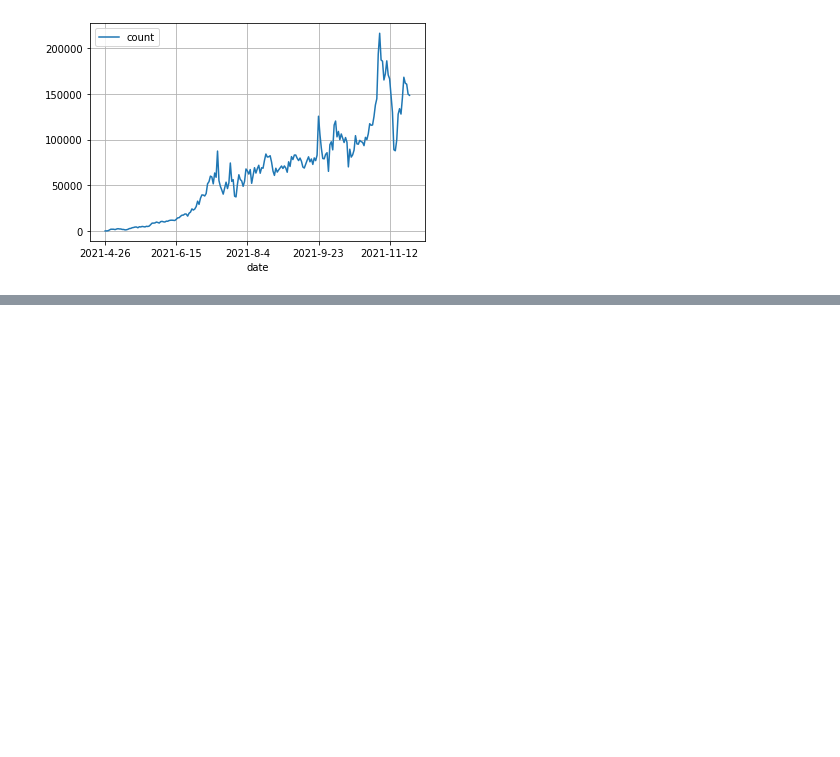
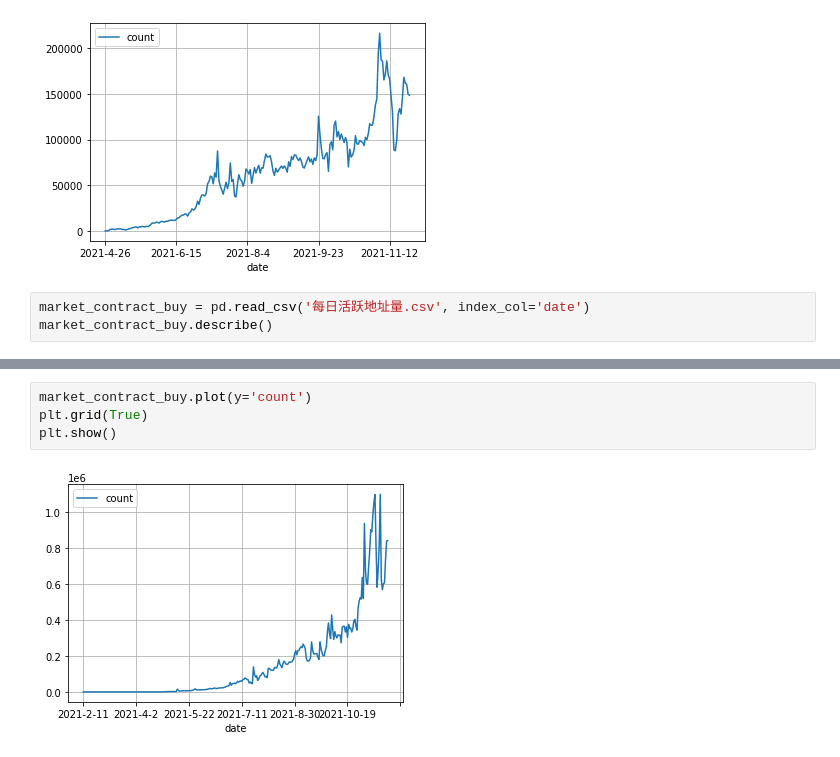
Before and after one commit to 0xhn/ronin, a Jupyter notebook: queryScript/获取每日交易量/画图统计.ipynb, the cells around one changed output, grey strips where cells are left out. Saved outputs shown, nothing was run; the diff lists cells and outputs as text; blank space fills up the shorter version.

```diff
--- a/queryScript/获取每日交易量/画图统计.ipynb
+++ b/queryScript/获取每日交易量/画图统计.ipynb
@@ -96,3 +96,6 @@ plt.grid(True)
 plt.show()
 # %% [output]
 [figure]
+# %%
+market_contract_buy = pd.read_csv('每日活跃地址量.csv', index_col='date')
+market_contract_buy.describe()
@@ -98,0 +112,6 @@ plt.show()
+# %%
+market_contract_buy.plot(y='count')
+plt.grid(True)
+plt.show()
+# %% [output]
+[figure, added]
```
Also changed, not shown: parts of 1 cell of this notebook, 20 other files.
